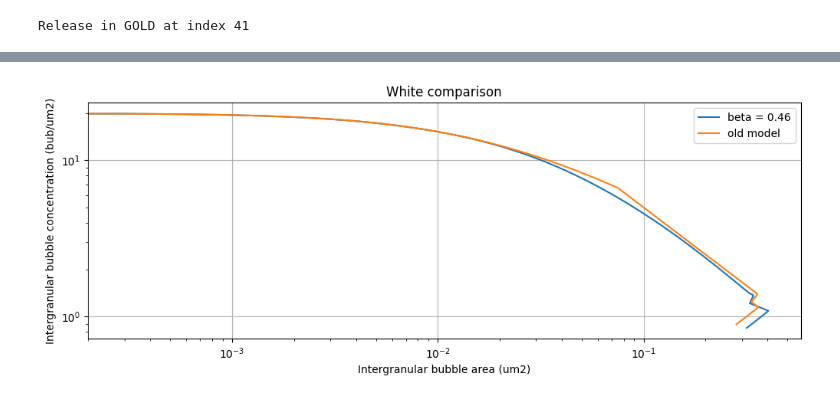
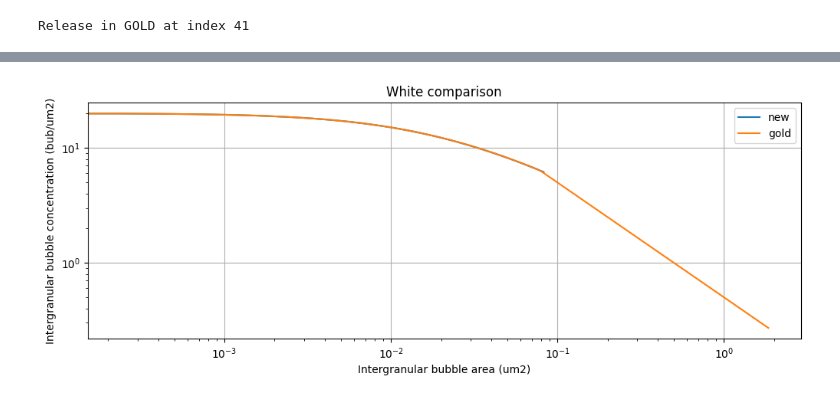
Before and after one commit to AaZz12/sciantix-official, a Jupyter notebook: regression/test_EC_White2004_4004-5/PlotOutputsSciantix.ipynb, the cells around one changed output, grey strips where cells are left out. Cells and saved outputs as stored; diff of their text form; code cells hidden in the pictures.

```diff
--- a/regression/test_EC_White2004_4004-5/PlotOutputsSciantix.ipynb
+++ b/regression/test_EC_White2004_4004-5/PlotOutputsSciantix.ipynb
@@ -35,3 +22,6 @@ The old model and the gold output are the same
+# %%
+for i in range(len(labels)):
+    data[i]['Release (at/m3)']=data[i]['Xe released (at/m3)']+data[i]['Kr released (at/m3)']
 # %%
 indexes = dataGOLD[dataGOLD['Intergranular fractional coverage (/)'] == 0.5].index
 indexrelease = indexes[0]
@@ -194,16 +184,4 @@ ax.set_title('Bubble concentration in time')
 ax.legend(loc='lower left')
 ax.grid(True)
 ax.axvline(x=dataGOLD['Time (h)'].iloc[indexrelease], color='black', linewidth=1.5, linestyle='--')
-
-zoom = 'no'
-if zoom == 'yes':
-    axins = zoomed_inset_axes(ax, zoom=2, loc='upper right')  # Specify the zoom factor and location
-    for i in range(len(labels)):
-        data[i].plot(x='Time (h)', y='Intergranular bubble concentration (bub/m2)', kind='line', label=labels[i], ax=axins)
-    axins.set_xlim([1000,2000])
-    axins.set_ylim([0,1e13])
-    mark_inset(ax, axins, loc1=2, loc2=4, fc="none", ec="0.1")
-    axins.set_xticks([])
-    axins.set_yticks([])
-    axins.legend_.remove()
 # %% [output]
@@ -236,25 +214,0 @@ if zoom == 'yes':
-# %%
-# General plot
-whattoplot= 'Diffusional flux to GB (at/m2/s)'
-fig, ax = plt.subplots(1,1,figsize=(12, 4))
-for i in range(len(labels)):
-    if whattoplot in data[i]:
-        data[i].plot(x='Time (h)', y=whattoplot, kind='line', label=labels[i], ax=ax)
-ax.set_xlabel('Time (h)')
-ax.set_ylabel(whattoplot)
-ax.set_title(whattoplot+' in time')
-ax.legend()
-ax.grid(True)
-ax.axvline(x=dataGOLD['Time (h)'].iloc[indexrelease], color='black', linewidth=1.5, linestyle='--')
-
-zoom = 'no'
-if zoom == 'yes':
-    axins = zoomed_inset_axes(ax, zoom=2, loc='upper right')  # Specify the zoom factor and location
-    for i in range(len(labels)):
-        data[i].plot(x='Time (h)', y=whattoplot, kind='line', label=labels[i], ax=axins)
-    axins.set_xlim([2000,3000])
-    axins.set_ylim([0,1e-10])
-    mark_inset(ax, axins, loc1=2, loc2=4, fc="none", ec="0.1")
-    axins.set_xticks([])
-    axins.set_yticks([])
-    axins.legend_.remove()
@@ -263,21 +215,21 @@ if zoom == 'yes':
 # %%
 # White comparison
 xaxistoplot = 'Intergranular bubble area (m2)'
 whattoplot= 'Intergranular bubble concentration (bub/m2)'
 fig, ax = plt.subplots(1,1,figsize=(12, 4))
-for i in [0,-1]:
+for i in range(len(labels)):
     if whattoplot in data[i]:
         data[i][xaxistoplot] *= 1e12
         data[i][whattoplot] *= 1e-12
         data[i].plot(x=xaxistoplot, y=whattoplot, kind='line', label=labels[i], ax=ax)
         data[i][xaxistoplot] *= 1e-12
         data[i][whattoplot] *= 1e+12
 ax.set_xlabel('Intergranular bubble area (um2)')
 ax.set_ylabel('Intergranular bubble concentration (bub/um2)')
 ax.set_title('White comparison')
 ax.legend()
 ax.set_xscale('log')
 ax.set_yscale('log')
 ax.grid(True)
 # %% [output]
-[figure, old version]
+[figure, new version]
```
Also changed, not shown: parts of 9 cells of this notebook, 40 other files.
